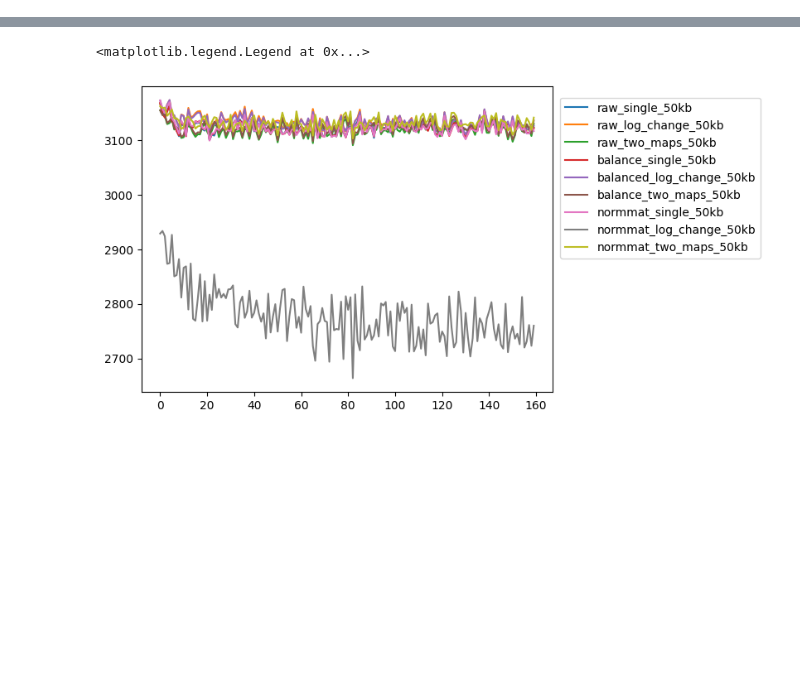
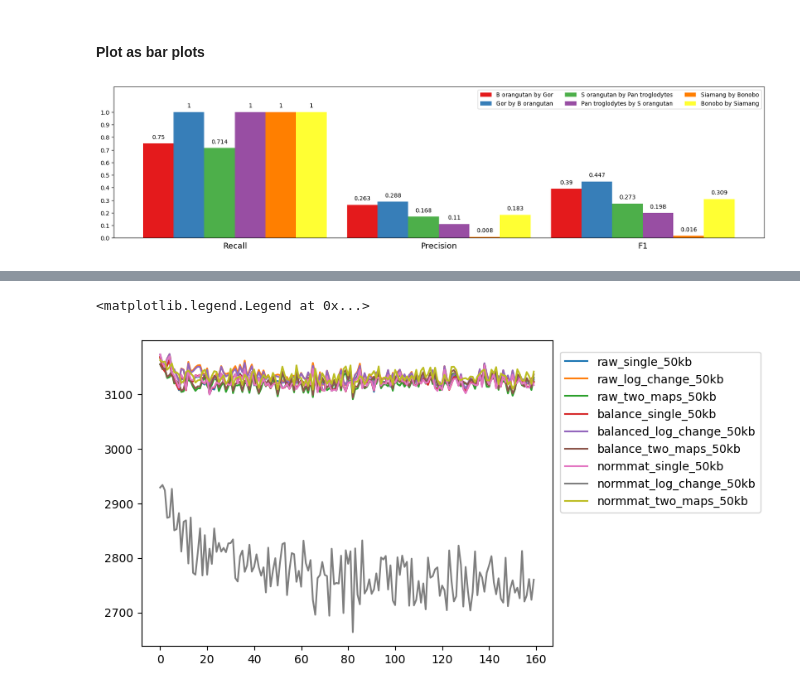
Before and after one commit to Dv1t/HICT_Patterns, a Jupyter notebook: notebooks/plot_metrics.ipynb, the cells around one changed output, grey strips where cells are left out. Drawn from its saved outputs; the diff is of its cells as text; code cells hidden in the pictures; blank space fills up the shorter version.

```diff
--- a/notebooks/plot_metrics.ipynb
+++ b/notebooks/plot_metrics.ipynb
@@ -6,0 +11,2 @@ local_path = 'D:/Study/HICT/HICT_Patterns/'
+# %%
+mono_results = {}
@@ -6,0 +216,31 @@ local_path = 'D:/Study/HICT/HICT_Patterns/'
+# %% [markdown]
+#### Plot as bar plots
+# %%
+fig, ax = plt.subplots(1, 1, figsize=(16, 4), layout='constrained')
+
+ax.tick_params(axis='x', labelsize=14, bottom=False, top=False)
+
+color_by_label = {'B orangutan by Gor': '#e41a1c', 'Gor by B orangutan': "#377eb8", 'S orangutan by Pan troglodytes': '#4daf4a', 'Pan troglodytes by S orangutan': '#984ea3', 'Siamang by Bonobo': '#ff7f00', 'Bonobo by Siamang': '#ffff33'}
+width = 0.15  # the width of the bars
+multiplier = 0
+
+for label, metrics in trans_results.items():
+    recall = round(metrics['recall'],3)
+    precision = round(metrics['precision'],3)
+    f1 = round(metrics['f1_score'],3)
+
+    offset = width * multiplier
+    rects = ax.bar(np.arange(3) + offset, [recall, precision, f1], width, label=label, color=color_by_label[label])
+    ax.bar_label(rects, padding=6)
+    ax.set_xticks(np.arange(3) + width*2.5, ['Recall', 'Precision', 'F1'])
+    ax.set_yticks(np.arange(11)/10, np.arange(11)/10)
+
+    ax.legend(loc='upper right', ncols=3)
+    ax.set_ylim(0, 1.2)
+
+    multiplier += 1
+
+plt.savefig('transfer_lr.pdf')
+plt.show()
+# %% [output]
+[figure, added]
```
Also changed, not shown: parts of 23 cells of this notebook.
